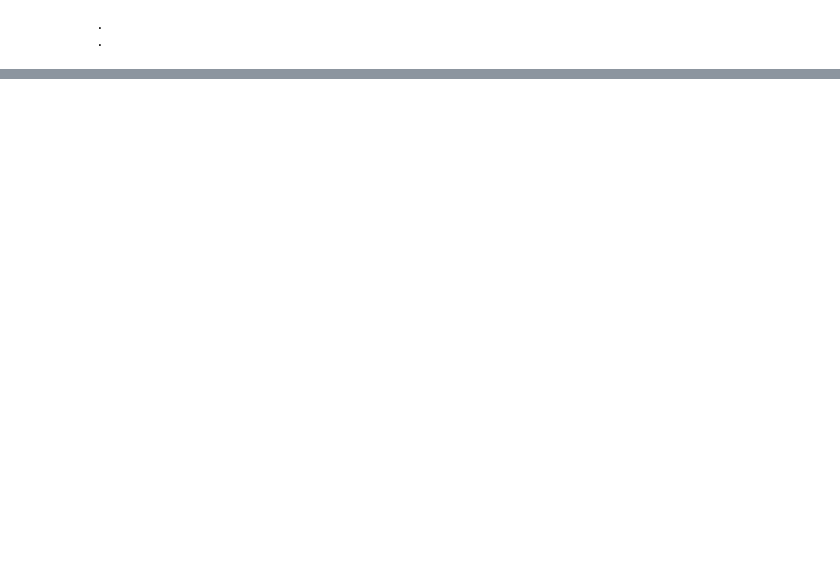
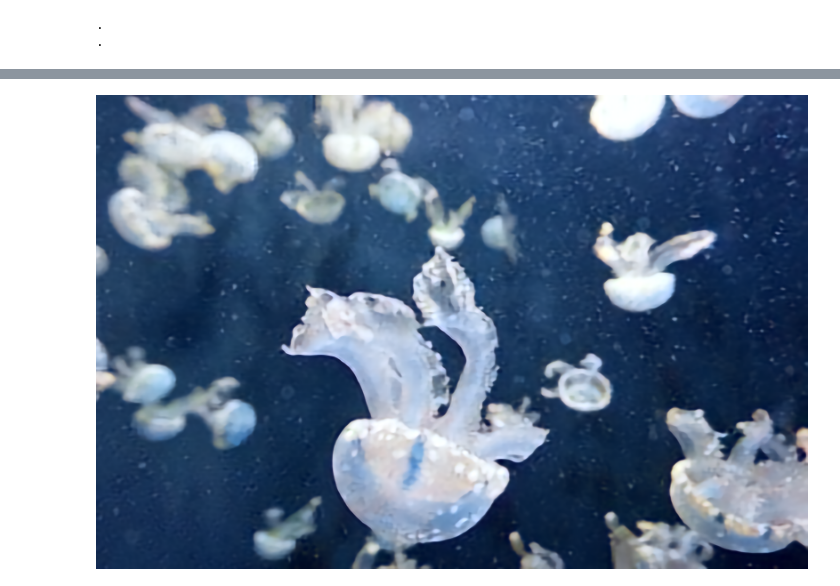
Before and after one commit to itsnarsi/1WeStar, a Jupyter notebook: prep_decoder.ipynb, the cells around one changed output, grey strips where cells are left out. Saved outputs shown, nothing was run; the diff lists cells and outputs as text; code cells hidden in the pictures; blank space fills up the shorter version.

```diff
--- a/prep_decoder.ipynb
+++ b/prep_decoder.ipynb
@@ -239,0 +223,19 @@ torch.save(en_model.state_dict(), "/home/cibitaw1/local/1WeStar/weights/submissi
+# %%
+de_model = Decoder()
+check_point_file = "/media/cibitaw1/DATA/SP2020/compressACT/weights/"+\
+"QuantACTShuffleV7_exp01/checkpoint.pth.tar"
+checkpoint = torch.load(check_point_file)
+de_model.load_state_dict(checkpoint['state_dict'], strict = False)
+de_model.cuda()
+print('.')
+
+en_model = Encoder()
+check_point_file = "/media/cibitaw1/DATA/SP2020/compressACT/weights/"+\
+"QuantACTShuffleV7_exp01/checkpoint.pth.tar"
+checkpoint = torch.load(check_point_file)
+en_model.load_state_dict(checkpoint['state_dict'], strict = False)
+en_model.cuda()
+print('.')
+torch.save(de_model.state_dict(), "/home/cibitaw1/local/1WeStar/weights/submission_weights/decode.pth")
+torch.save(de_model.state_dict(), "/home/cibitaw1/local/1WeStar/submission_package/decode.pth")
+torch.save(en_model.state_dict(), "/home/cibitaw1/local/1WeStar/weights/submission_weights/encode.pth")
@@ -458,3 +453,7 @@ for img in tqdm(imgs):
     metadata.add_text("h", str(I.size[1]))
     img_name = os.path.join(dst_fldr, img.split(os.sep)[-1])
     Enout.save(img_name, pnginfo=metadata)
+# %%
+Iout
+# %% [output]
+[figure, added]
```
Also changed, not shown: parts of 5 cells of this notebook, 6 other files.
